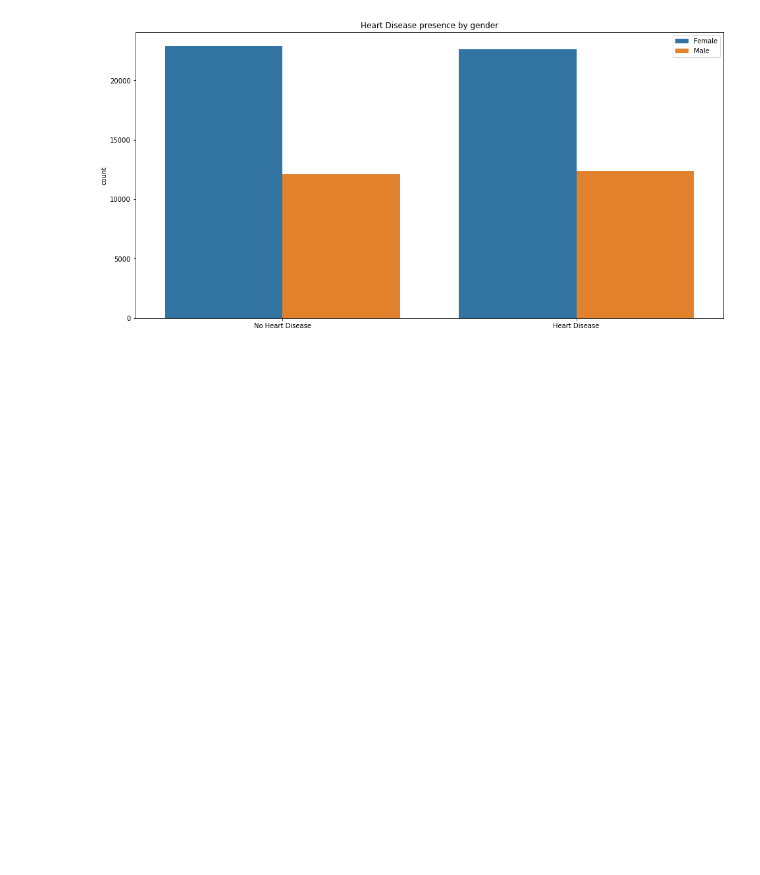
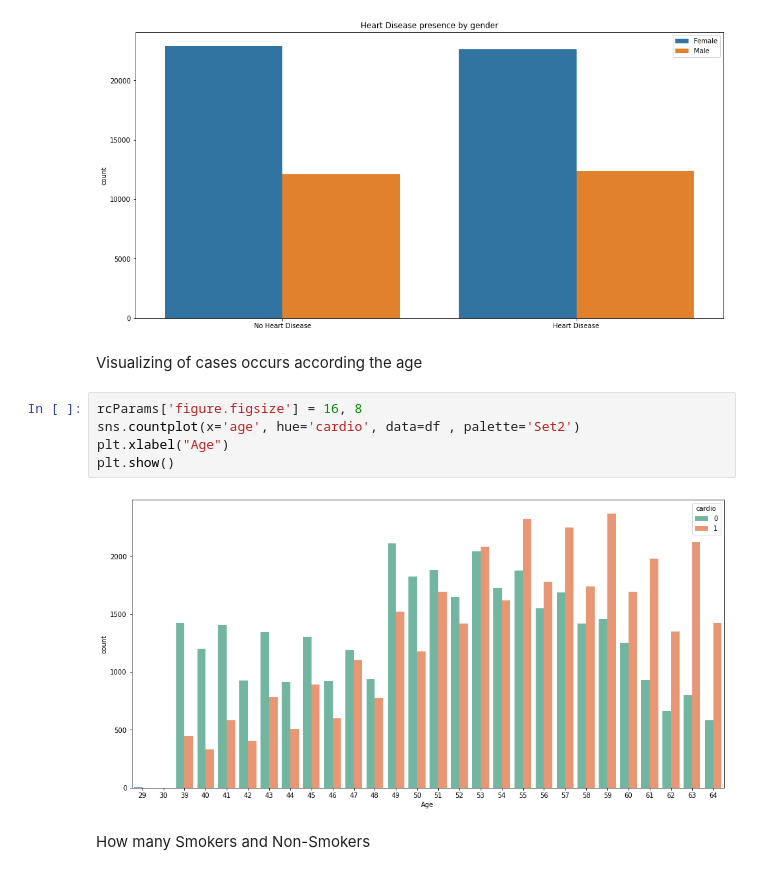
Before and after one commit to RamicAmir/Grupp2-Machine-Learning, a Jupyter notebook: heart_disease.ipynb, the cells around one changed output. Saved outputs shown, nothing was run; the diff lists cells and outputs as text; blank space fills up the shorter version.

```diff
--- a/heart_disease.ipynb
+++ b/heart_disease.ipynb
@@ -131,3 +131,14 @@ plt.xlabel("")
 plt.show()
 # %% [output]
 [figure]
+# %% [markdown]
+Visualizing of cases occurs according the age
+# %%
+rcParams['figure.figsize'] = 16, 8
+sns.countplot(x='age', hue='cardio', data=df , palette='Set2')
+plt.xlabel("Age")
+plt.show()
+# %% [output]
+[figure, added]
+# %% [markdown]
+How many Smokers and Non-Smokers
```
Also changed, not shown: parts of 2 cells of this notebook.
